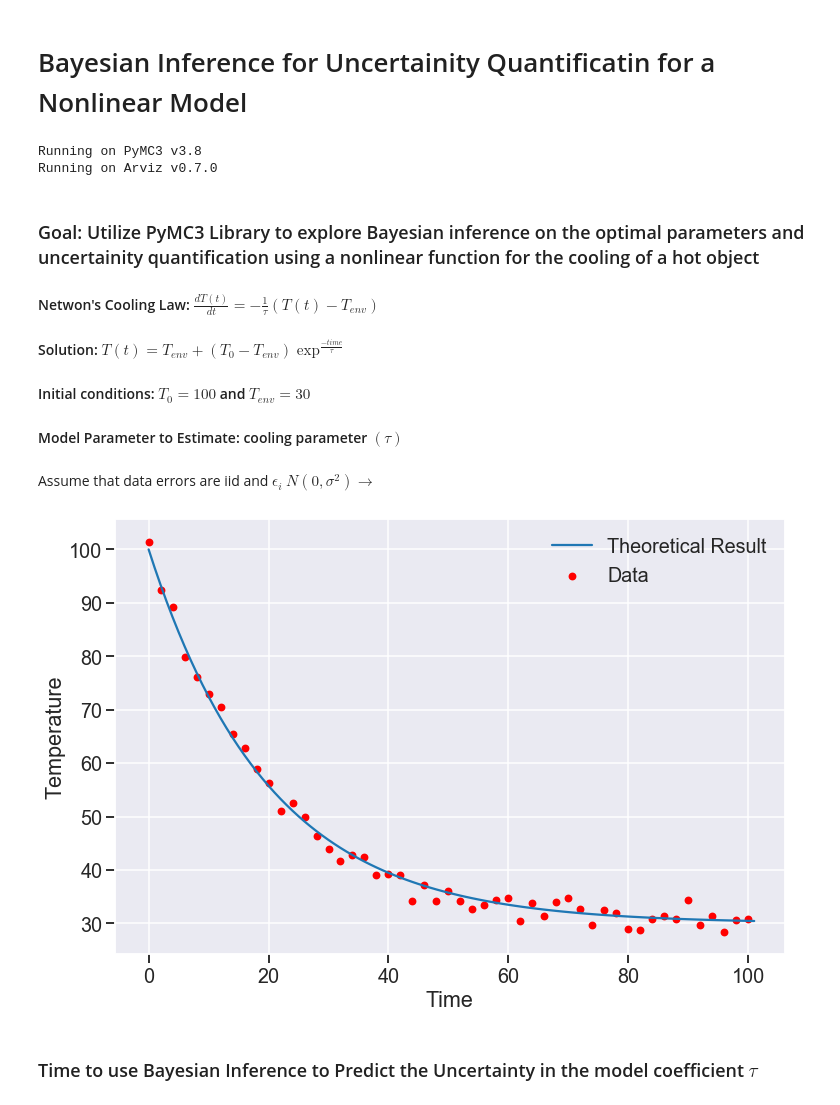
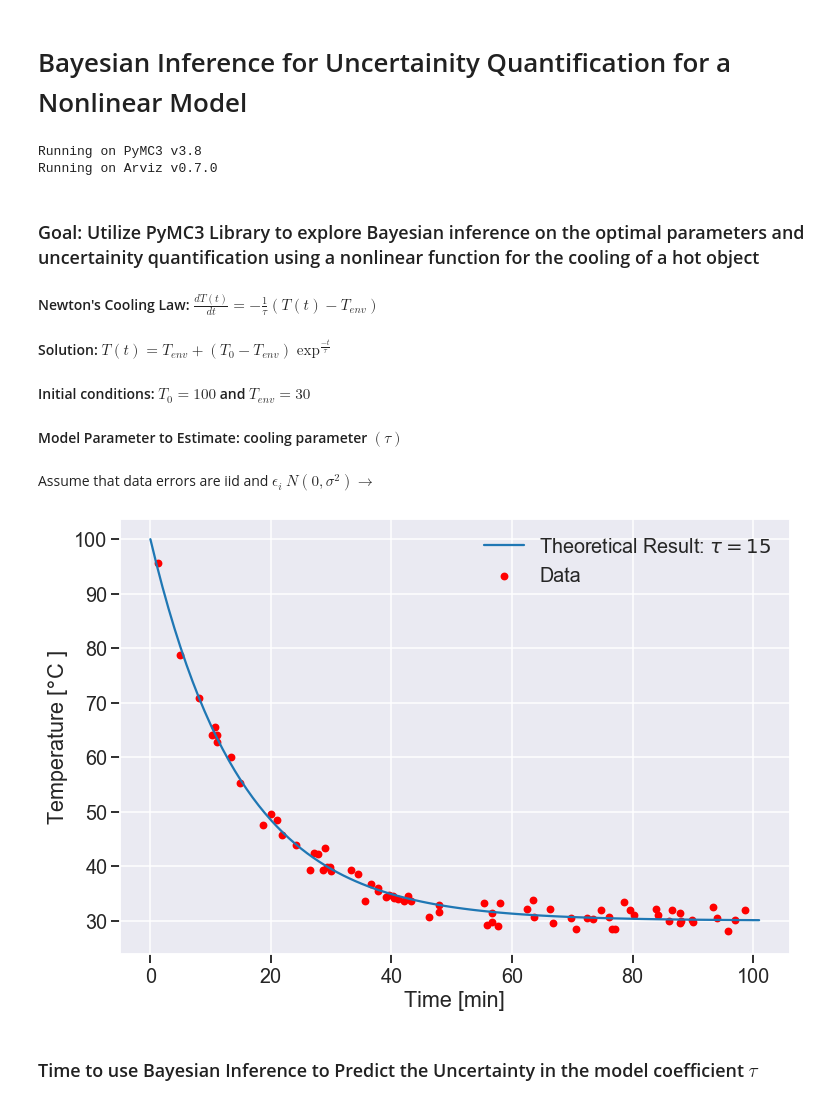
Before and after one commit to adamcwatts/Statistic_and_Data_Science_Examples, a Jupyter notebook: PyMC3/Newton_Bayesian.ipynb, the cells around one changed output. Saved outputs shown, nothing was run; the diff lists cells and outputs as text; code cells hidden in the pictures.

```diff
--- a/PyMC3/Newton_Bayesian.ipynb
+++ b/PyMC3/Newton_Bayesian.ipynb
@@ -1,5 +1,5 @@
 # %% [markdown]
-# Bayesian Inference for Uncertainity Quantificatin for a Nonlinear Model
+# Bayesian Inference for Uncertainity Quantification for a Nonlinear Model
 # %%
 import autograd.numpy as np
 from autograd import grad
@@ -19,42 +21,46 @@ Running on PyMC3 v3.8
 Running on Arviz v0.7.0
 # %% [markdown]
 ### Goal: Utilize PyMC3 Library to explore Bayesian inference on the optimal parameters and uncertainity quantification using a nonlinear function for the cooling of a hot object
-#### Netwon's Cooling Law:  $\frac{dT(t)}{dt} = -\frac{1}{\tau}(T(t)-T_{env})$
-#### Solution: $T(t) = T_{env} + (T_0 - T_{env})\exp^{\frac{-time}{\tau}}$
+#### Newton's Cooling Law:  $\frac{dT(t)}{dt} = -\frac{1}{\tau}(T(t)-T_{env})$
+#### Solution: $T(t) = T_{env} + (T_0 - T_{env})\exp^{\frac{-t}{\tau}}$
 #### Initial conditions: $T_{0} = 100$ and $T_{env} = 30$
 
 #### Model Parameter to Estimate: cooling parameter $(\tau)$
 # %%
 def newton_cooling(tau, T_0, T_env, time):
     # T(t)
-    T = T_env + (T_0 - T_env)*np.exp(-time / tau)
-    return T
+    Temp = T_env + (T_0 - T_env)*np.exp(-time / tau)
+    return Temp
 # %% [markdown]
  Assume that data errors are iid and $\epsilon_{i} ~ N(0, \sigma^2) \rightarrow $
 # %%
+np.random.seed(9000)
+
+# Intial Conditions and Parameters
+T_0, T_env = 100, 30
+tau = 15
+
+# Theortical Result
 time= np.arange(0,102)
-T_0, T_env = 100, 30
-tau = 20
-T = newton_cooling(20, 100, 30, time)  # perfect or ideal model response
+T_theory = newton_cooling(tau, 100, 30, time)  # perfect or ideal model response
 
+# Artificial Data and Noise
+time_data = np.random.rand(75) * 100
+time_data.sort()
+sigma_noise  = 1.5  # standard deviation
+T_data = newton_cooling(tau, T_0, T_env, time_data)
+T_data = np.random.normal(T_data, scale=sigma_noise)
 
-time_data = time[0:-1:2] # every other point
-T_data = T[0:-1:2]
-sigma_noise  = 1.5  # standard deviation
-# noise = stats.norm.rvs(loc=0, scale=sigma_noise, size=len(T_data), random_state=54321)  # normal noise with 0 mean and 1.5 std
-noise = stats.norm.rvs(loc=0, scale=sigma_noise, size=len(T_data), random_state=123321)  # normal noise with 0 mean and 1.5 std
-
-T_data += noise
 
 with sns.plotting_context('talk', font_scale=1.2):
     _, axe = plt.subplots(figsize=(12, 8))
-    plt.plot(time, newton_cooling(tau, T_0, T_env,time))
-    plt.scatter(time_data, T_data, c='r',s=40)
-    plt.ylabel('Temperature')
-    plt.xlabel('Time')
-    plt.legend(['Theoretical Result', 'Data'])
+    plt.plot(time, T_theory)
+    plt.scatter(time_data, T_data,  c='r',s=40 )
+    plt.ylabel(r'Temperature [$\degree$C ]')
+    plt.xlabel('Time [min]')
+    plt.legend([r'Theoretical Result: $\tau=15$', 'Data'])
 # %% [output]
-[figure, old version]
+[figure, new version]
 # %% [markdown]
 ### Time to use Bayesian Inference to Predict the Uncertainty in the model coefficient  $\tau$
 # %%
```
Also changed, not shown: parts of 19 cells of this notebook.
